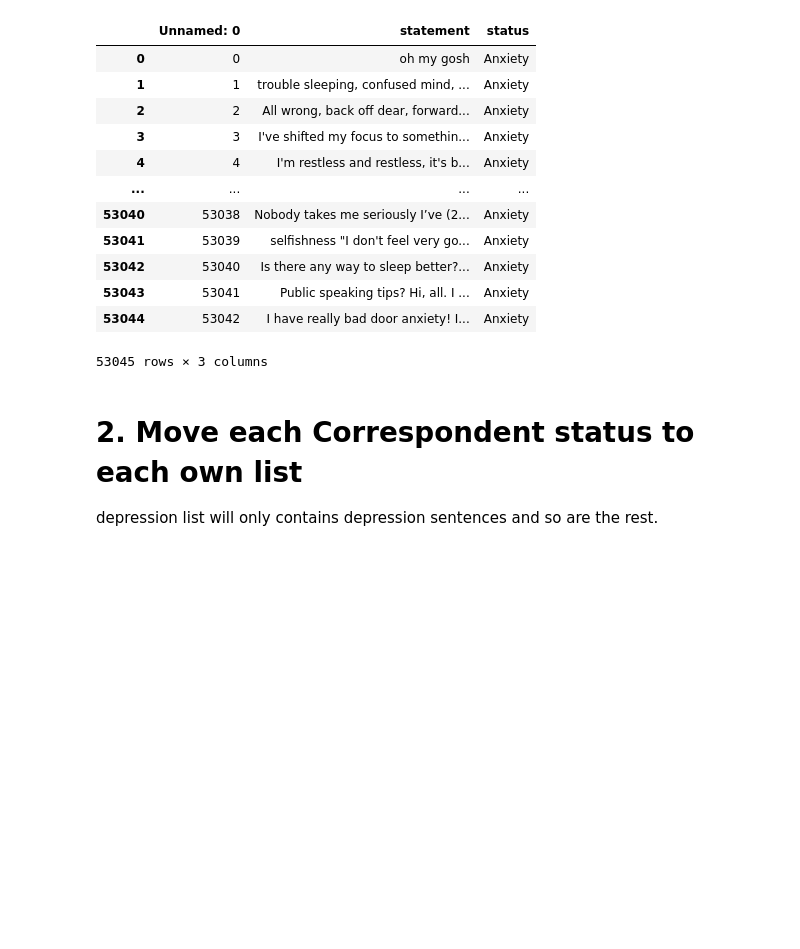
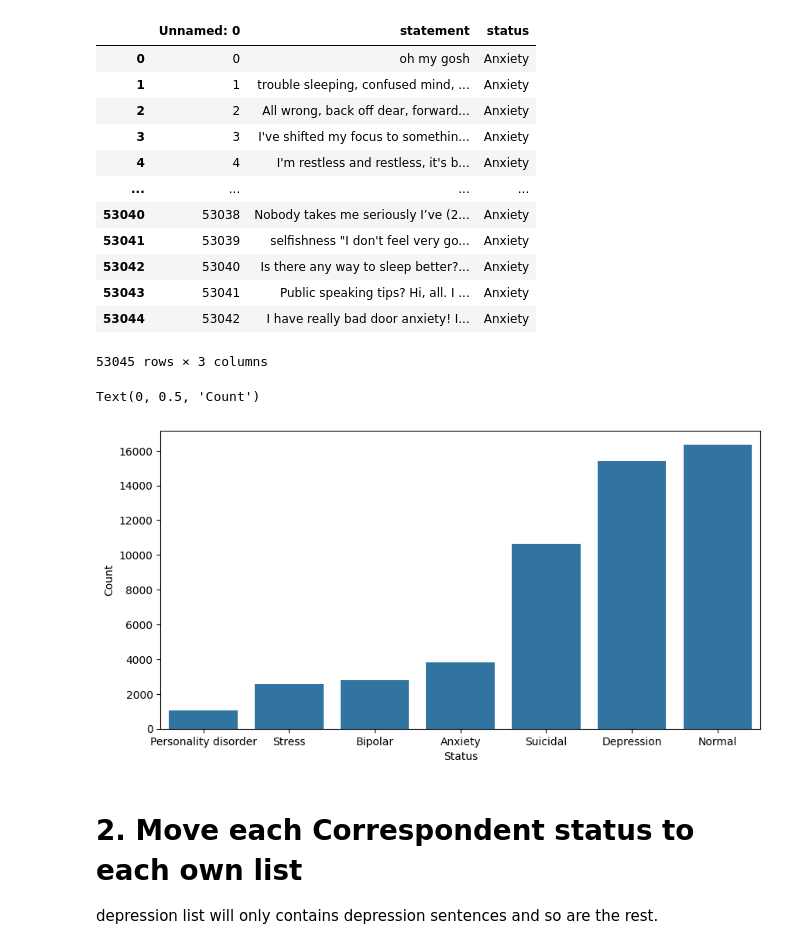
Before and after one commit to williamtheodoruswijaya/sentiment-analysis, a Jupyter notebook: prototype/artificial_intelligence/notebooks/model.ipynb, the cells around one changed output. Drawn from its saved outputs; the diff is of its cells as text; code cells hidden in the pictures; blank space fills up the shorter version.

```diff
--- a/prototype/artificial_intelligence/notebooks/model.ipynb
+++ b/prototype/artificial_intelligence/notebooks/model.ipynb
@@ -20,6 +20,18 @@ df
 | 53043 | 53041 | Public speaking tips? Hi, all. I ... | Anxiety |
 | 53044 | 53042 | I have really bad door anxiety! I... | Anxiety |
 53045 rows × 3 columns
+# %%
+from matplotlib import pyplot as plt
+import seaborn as sns
+
+data = df.groupby('status')['statement'].count().sort_values().reset_index()
+plt.figure(figsize = (10,5))
+sns.barplot(data=data,x='status',y='statement')
+plt.xlabel('Status')
+plt.ylabel('Count')
+# %% [output]
+Text(0, 0.5, 'Count')
+[figure, added]
 # %% [markdown]
 # 2. Move each Correspondent status to each own list
 
```
Also changed, not shown: parts of 14 cells of this notebook, 1 other file.
